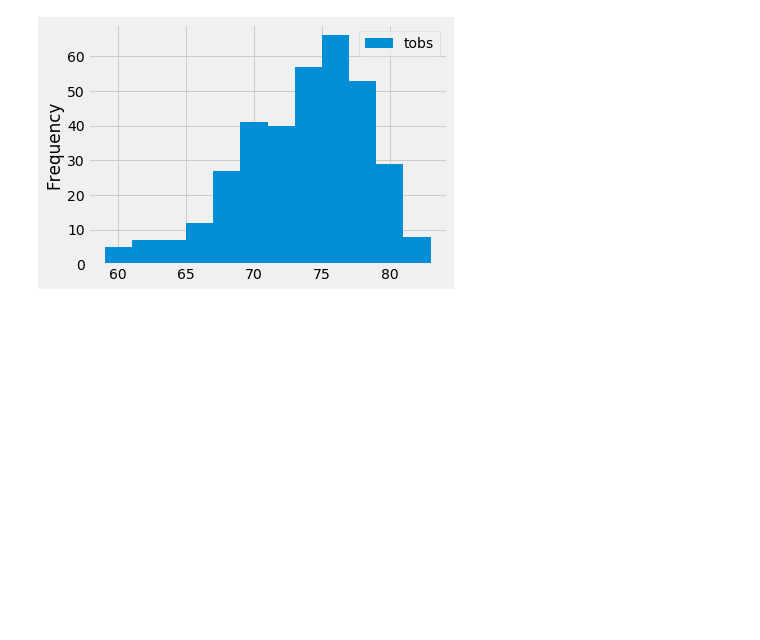
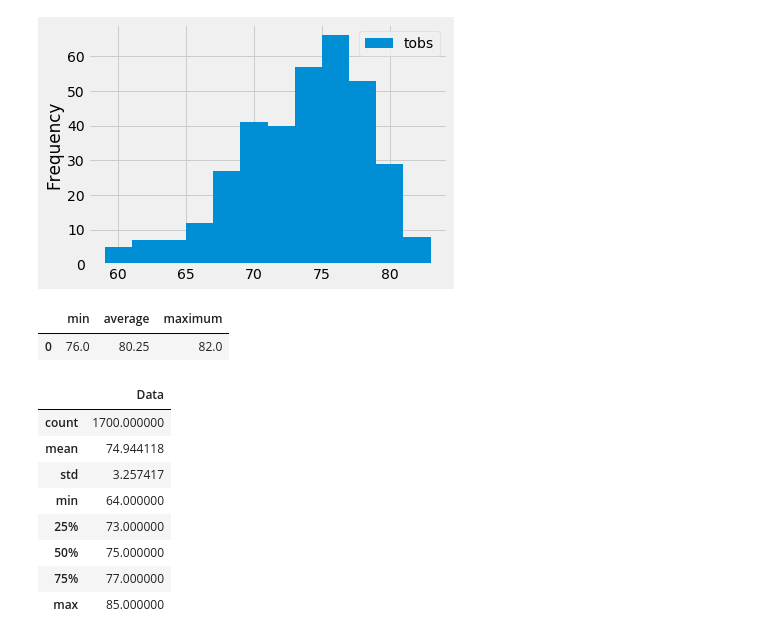
Before and after one commit to anrashid4/surfs_up, a Jupyter notebook: climate_analysis + challenge.ipynb, the cells around one changed output. Saved outputs shown, nothing was run; the diff lists cells and outputs as text; code cells hidden in the pictures; blank space fills up the shorter version.

Commit message:
Module 9 challenge

```diff
--- a/climate_analysis.ipynb
+++ b/climate_analysis + challenge.ipynb
@@ -132,3 +132,14 @@ plt.tight_layout()
 # %%
 # Write a function called `calc_temps` that will accept start date and end date in the format '%Y-%m-%d'
 # and return the minimum, average, and maximum temperatures for that range of dates
+def calc_temps(start, end):
+    sel = [func.min(Measurement.tobs), func.avg(Measurement.tobs), func.max(Measurement.tobs)]
+    results = session.query(*sel).\
+            filter(extract('month',Measurement.date == .\
+            filter(Measurement.date <= end).all()
+    df = pd.DataFrame(results, columns =["min", "average", 'maximum'])
+    return df
+calc_temps('2017-08-23', '2018-08-23')
+# %% [output]
+|  | min | average | maximum |
+| 0 | 76.0 | 80.25 | 82.0 |
@@ -136,0 +146,19 @@ plt.tight_layout()
+# %%
+# Challenge assignment
+# June
+def calc_temps(month):
+    results = session.query(Measurement.tobs).\
+        filter(func.extract('month', Measurement.date) == month)
+    df = pd.DataFrame(results, columns = ['Data'])
+    return df.describe()
+calc_temps('06')
+# %% [output]
+|  | Data |
+| count | 1700.000000 |
+| mean | 74.944118 |
+| std | 3.257417 |
+| min | 64.000000 |
+| 25% | 73.000000 |
+| 50% | 75.000000 |
+| 75% | 77.000000 |
+| max | 85.000000 |
```
Also changed, not shown: parts of 3 cells of this notebook.
